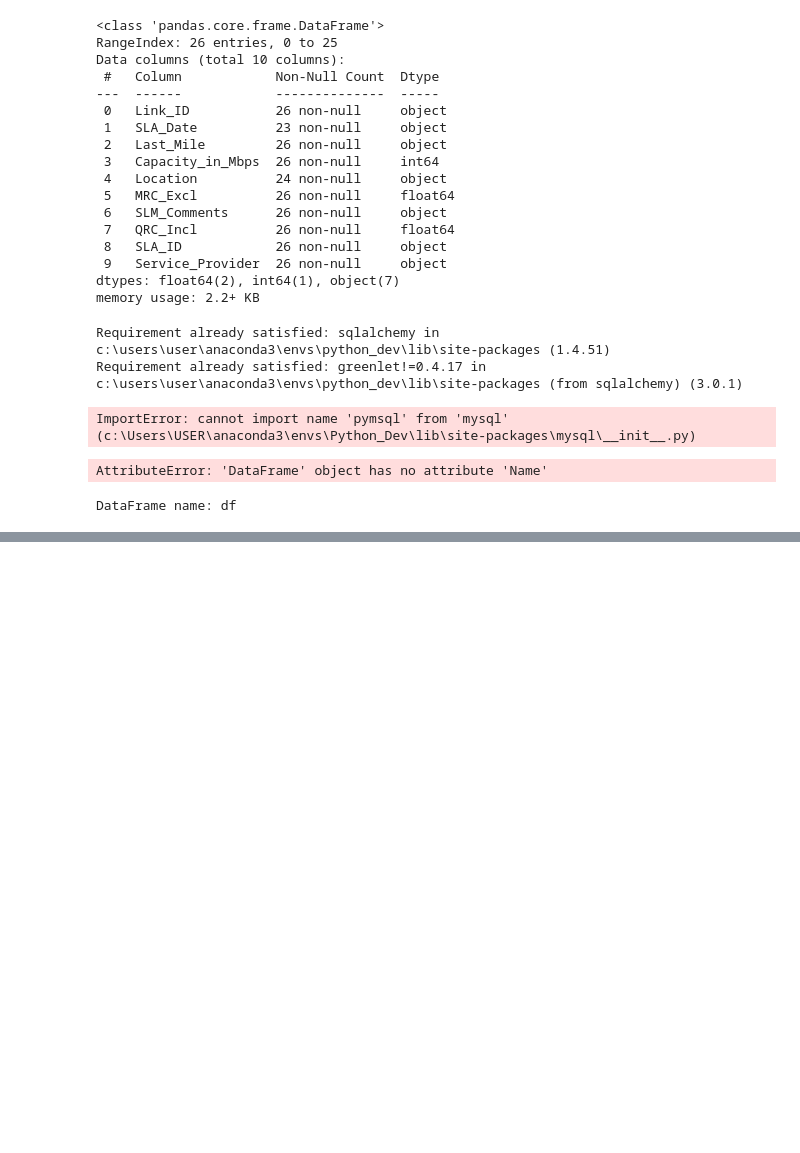
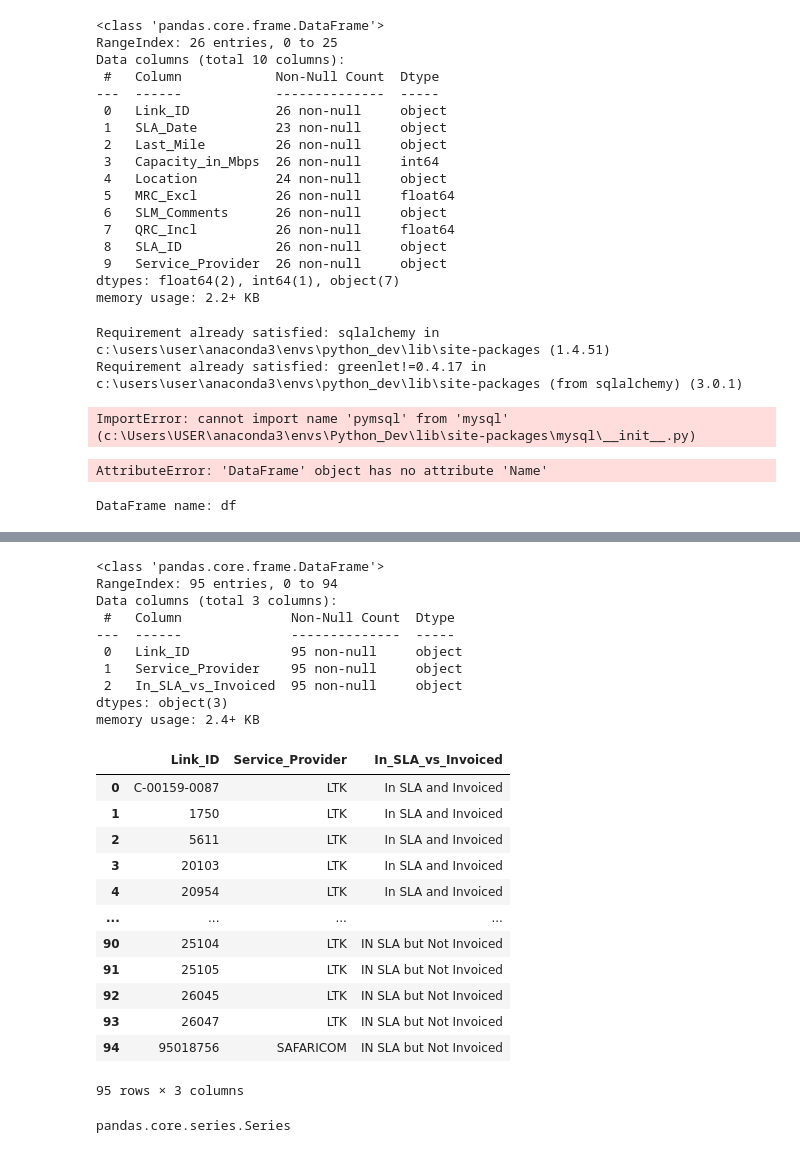
Before and after one commit to JackronyK/SLA_ETL, a Jupyter notebook: DataPipeline(db_to.sql).ipynb, the cells around one changed output, grey strips where cells are left out. Cells and saved outputs as stored; diff of their text form; code cells hidden in the pictures; blank space fills up the shorter version.

Commit message:
The Unique Identifier

```diff
--- a/DataPipeline(db_to.sql).ipynb
+++ b/DataPipeline(db_to.sql).ipynb
@@ -319,0 +389,61 @@ DataFrame name: df
+# %%
+import numpy as np
+Merged_Data_SLA_Invoice = pd.DataFrame({
+    'Link_ID': pd.concat([combined_Invoice['Link_ID'],combined_sla['Link_ID']]).unique()
+})
+SLA_SP = dict(zip(combined_sla['Link_ID'], combined_sla['Service_Provider']))
+invoice_SP = dict(zip(combined_Invoice['Link_ID'], combined_Invoice['Service_Provider']))
+
+Merged_Data_SLA_Invoice['Service_Provider'] = Merged_Data_SLA_Invoice['Link_ID'].map(SLA_SP)
+Merged_Data_SLA_Invoice['Service_Provider'] = np.where(
+    Merged_Data_SLA_Invoice['Service_Provider'].isnull(),
+    Merged_Data_SLA_Invoice['Link_ID'].map(invoice_SP),
+    Merged_Data_SLA_Invoice['Service_Provider']
+)
+
+# SLA vs Invoice Status
+Merged_Data_SLA_Invoice['In_SLA_vs_Invoiced'] = np.where(
+    Merged_Data_SLA_Invoice['Link_ID'].isin(combined_sla['Link_ID']) &
+    Merged_Data_SLA_Invoice['Link_ID'].isin(combined_Invoice['Link_ID']),
+    "In SLA and Invoiced",
+    np.where(Merged_Data_SLA_Invoice['Link_ID'].isin(combined_sla['Link_ID']),
+             "IN SLA but Not Invoiced",
+             np.where(
+                 Merged_Data_SLA_Invoice['Link_ID'].isin(combined_Invoice['Link_ID']),
+                 "Invoiced but not in SLA",
+                 "Unknown"
+             )
+        )
+
+)
+
+Merged_Data_SLA_Invoice.info()
+Merged_Data_SLA_Invoice
+# %% [output]
+<class 'pandas.core.frame.DataFrame'>
+RangeIndex: 95 entries, 0 to 94
+Data columns (total 3 columns):
+ #   Column              Non-Null Count  Dtype
+---  ------              --------------  -----
+ 0   Link_ID             95 non-null     object
+ 1   Service_Provider    95 non-null     object
+ 2   In_SLA_vs_Invoiced  95 non-null     object
+dtypes: object(3)
+memory usage: 2.4+ KB
+|  | Link_ID | Service_Provider | In_SLA_vs_Invoiced |
+| 0 | C-00159-0087 | LTK | In SLA and Invoiced |
+| 1 | 1750 | LTK | In SLA and Invoiced |
+| 2 | 5611 | LTK | In SLA and Invoiced |
+| 3 | 20103 | LTK | In SLA and Invoiced |
+| 4 | 20954 | LTK | In SLA and Invoiced |
+| ... | ... | ... | ... |
+| 90 | 25104 | LTK | IN SLA but Not Invoiced |
+| 91 | 25105 | LTK | IN SLA but Not Invoiced |
+| 92 | 26045 | LTK | IN SLA but Not Invoiced |
+| 93 | 26047 | LTK | IN SLA but Not Invoiced |
+| 94 | 95018756 | SAFARICOM | IN SLA but Not Invoiced |
+95 rows × 3 columns
+# %%
+type(pd.concat([combined_Invoice['Link_ID'],combined_sla['Link_ID']]))
+# %% [output]
+pandas.core.series.Series
```
Also changed, not shown: parts of 7 cells of this notebook, 2 other files.
